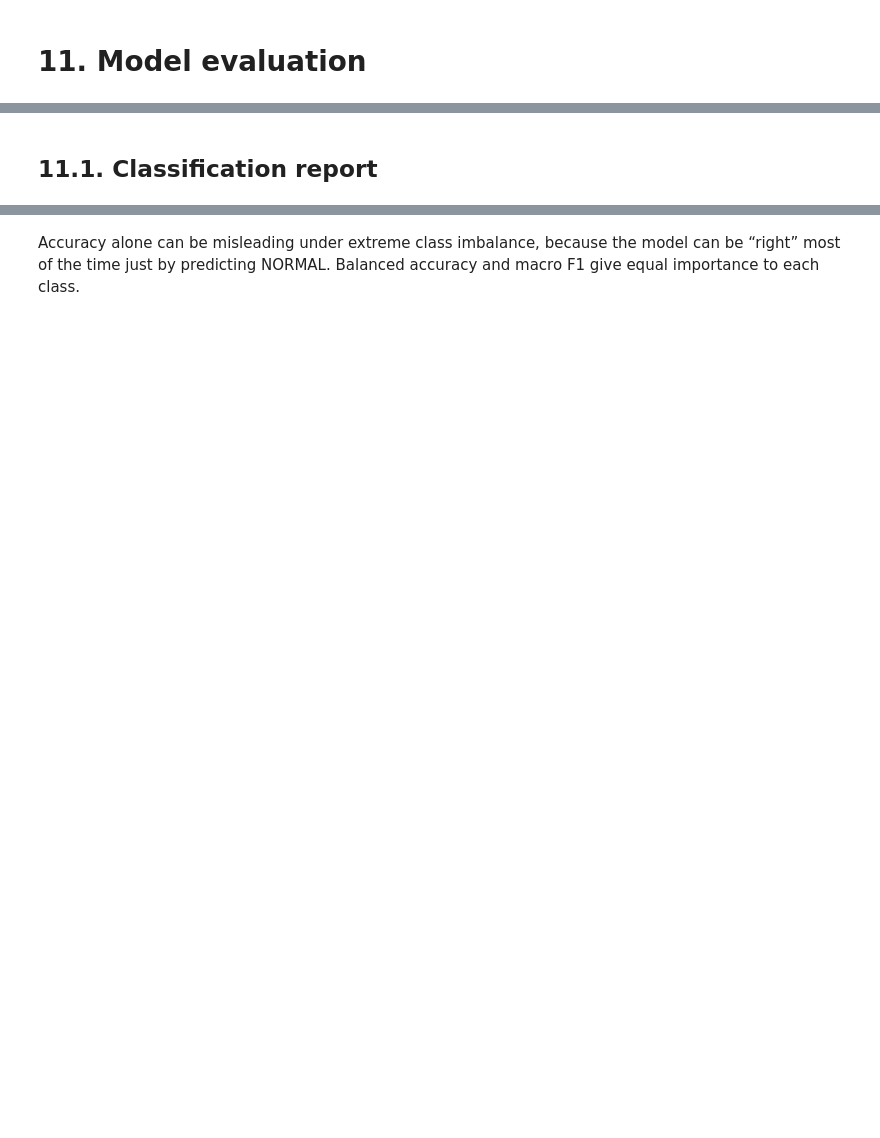
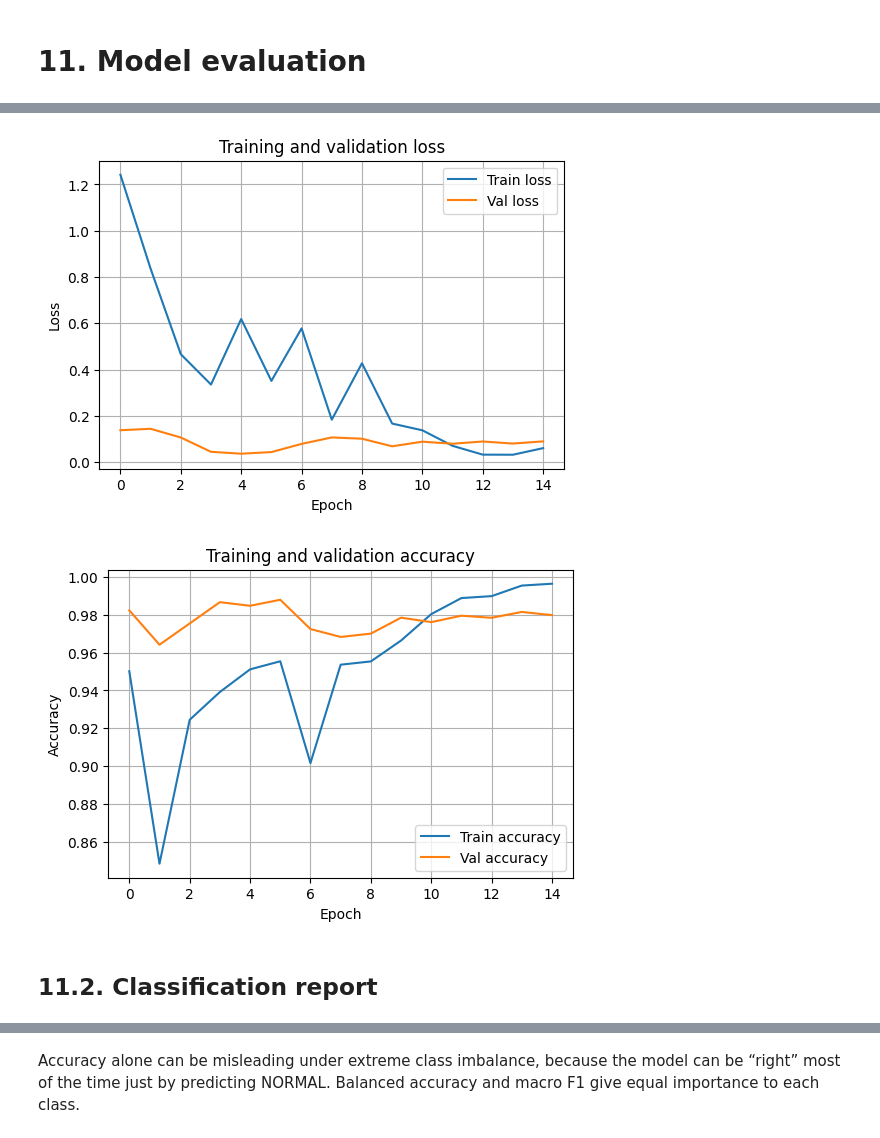
Before and after one commit to Reaper2045/ATI_2025_IndustrialPumpMaintenance, a Jupyter notebook: notebook.ipynb, the cells around one changed output, grey strips where cells are left out. Saved outputs shown, nothing was run; the diff lists cells and outputs as text; code cells hidden in the pictures; blank space fills up the shorter version.

```diff
--- a/notebook.ipynb
+++ b/notebook.ipynb
@@ -370,5 +376,33 @@ Test Accuracy: 0.9357
+# %%
+# Plot training & validation loss
+plt.figure(figsize=(6, 4))
+plt.plot(history.history['loss'], label='Train loss')
+plt.plot(history.history['val_loss'], label='Val loss')
+plt.xlabel('Epoch')
+plt.ylabel('Loss')
+plt.title('Training and validation loss')
+plt.legend()
+plt.grid(True)
+plt.show()
+
+# Plot training & validation accuracy (if you used 'accuracy' as a metric)
+if 'accuracy' in history.history and 'val_accuracy' in history.history:
+    plt.figure(figsize=(6, 4))
+    plt.plot(history.history['accuracy'], label='Train accuracy')
+    plt.plot(history.history['val_accuracy'], label='Val accuracy')
+    plt.xlabel('Epoch')
+    plt.ylabel('Accuracy')
+    plt.title('Training and validation accuracy')
+    plt.legend()
+    plt.grid(True)
+    plt.show()
+else:
+    print("Accuracy metric not found in history. Make sure you compiled the model with metrics=['accuracy'].")
+# %% [output]
+[figure, added]
+[figure, added]
 # %% [markdown]
-## 11.1. Classification report
+## 11.2. Classification report
 # %%
 y_pred = np.argmax(model.predict(X_test), axis=1)
 
```
Also changed, not shown: parts of 11 cells of this notebook.
